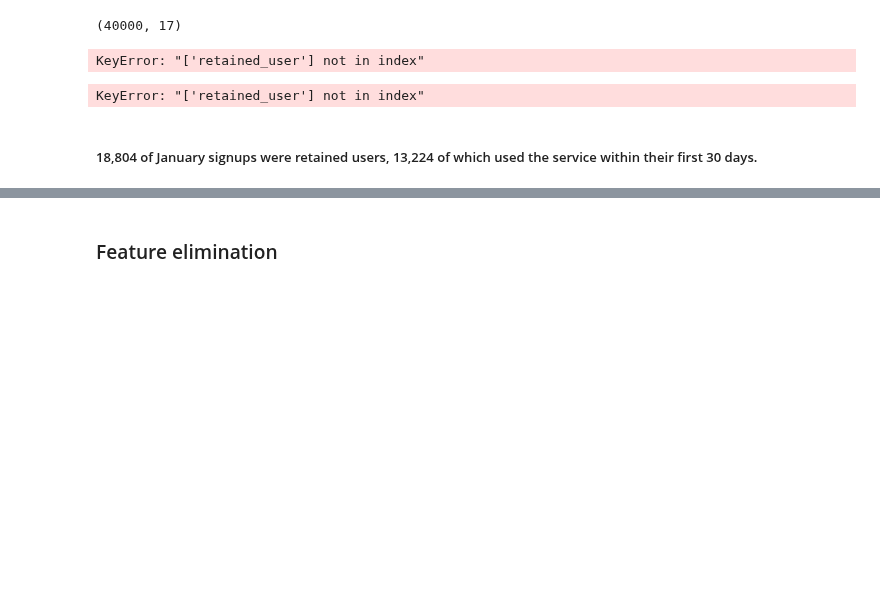
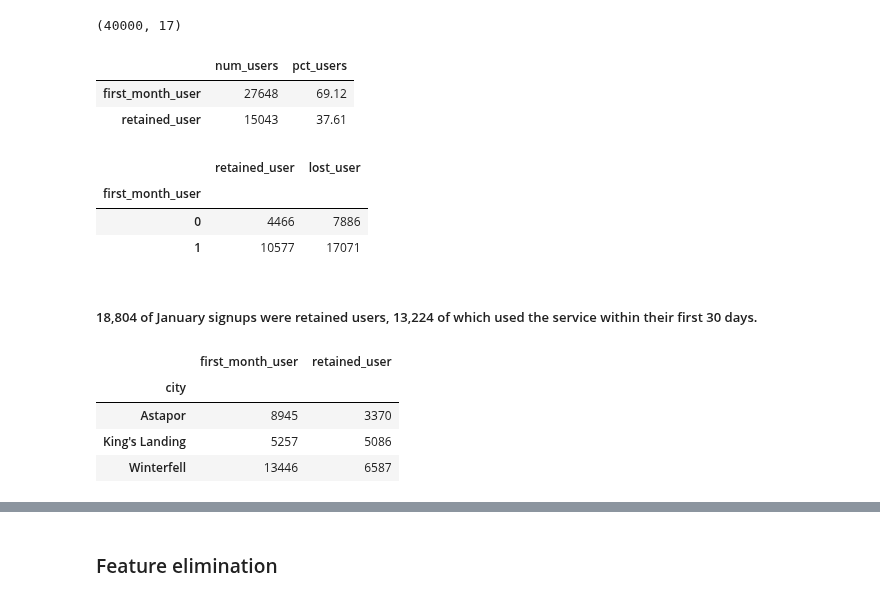
Before and after one commit to tri-bui/ultimate-challenge, a Jupyter notebook: 3-retention_modeling.ipynb, the cells around one changed output, grey strips where cells are left out. Drawn from its saved outputs; the diff is of its cells as text; code cells hidden in the pictures; blank space fills up the shorter version.

```diff
--- a/3-retention_modeling.ipynb
+++ b/3-retention_modeling.ipynb
@@ -284,23 +284,34 @@ train_df.shape
 (40000, 17)
 # %%
 # Count users in the first and last month
-retained_users = pd.DataFrame(X_train[['first_month_user', 'retained_user']].sum(), columns=['num_users'])
-retained_users['pct_users'] = X_train[['first_month_user', 'retained_user']].mean().round(4) * 100
+retained_users = pd.DataFrame(train_df[['first_month_user', 'retained_user']].sum(), columns=['num_users'])
+retained_users['pct_users'] = train_df[['first_month_user', 'retained_user']].mean().round(4) * 100
 retained_users
 # %% [output]
-KeyError: "['retained_user'] not in index"
+|  | num_users | pct_users |
+| first_month_user | 27648 | 69.12 |
+| retained_user | 15043 | 37.61 |
 # %%
 # Retained users by first month usage
-user_matrix = X_train[['first_month_user', 'retained_user']].copy()
+user_matrix = train_df[['first_month_user', 'retained_user']].copy()
 # user_matrix['lost_user'] = np.where(user_matrix['retained_user'], 0, 1)
 user_matrix['lost_user'] = (user_matrix['retained_user'] == 0).astype(int)
 user_matrix.groupby('first_month_user').sum()
 # %% [output]
-KeyError: "['retained_user'] not in index"
+|  | retained_user | lost_user |
+| first_month_user |  |  |
+| 0 | 4466 | 7886 |
+| 1 | 10577 | 17071 |
 # %% [markdown]
 ##### 18,804 of January signups were retained users, 13,224 of which used the service within their first 30 days.
 # %%
 # Users by city
-X_train.groupby('city')[['first_month_user', 'retained_user']].sum()
+train_df.groupby('city')[['first_month_user', 'retained_user']].sum()
+# %% [output]
+|  | first_month_user | retained_user |
+| city |  |  |
+| Astapor | 8945 | 3370 |
+| King's Landing | 5257 | 5086 |
+| Winterfell | 13446 | 6587 |
 # %%
 # Users by phone
```
Also changed, not shown: parts of 2 cells of this notebook.
